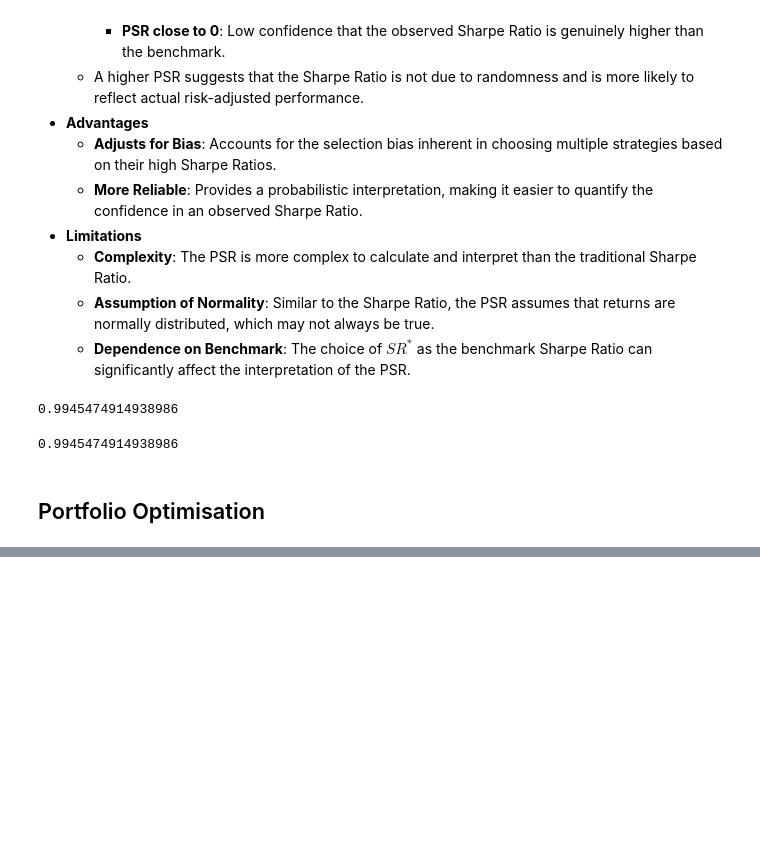
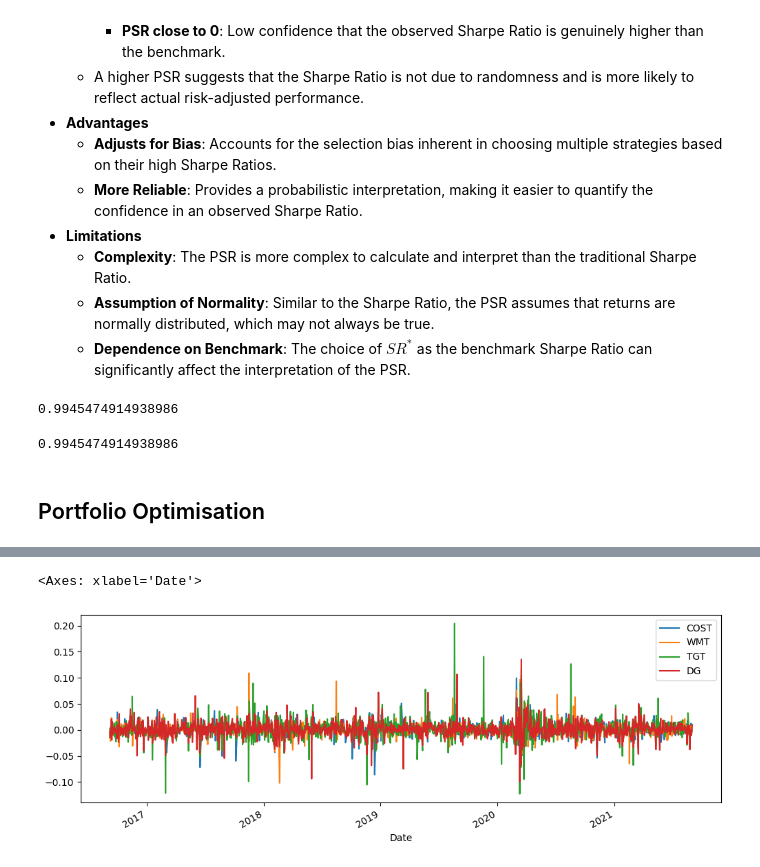
Before and after one commit to mattwalmsley/financial-modelling, a Jupyter notebook: quant-library/python/systematic-trading/basic_concepts.ipynb, the cells around one changed output, grey strips where cells are left out. Saved outputs shown, nothing was run; the diff lists cells and outputs as text; code cells hidden in the pictures; blank space fills up the shorter version.

```diff
--- a/quant-library/python/systematic-trading/basic_concepts.ipynb
+++ b/quant-library/python/systematic-trading/basic_concepts.ipynb
@@ -182,0 +181,9 @@ COST = pd.read_csv('')
+# %%
+cost_df = pd.read_csv('../mock_data/COST.csv', index_col='Date', parse_dates=True)['Adj Close']
+wmt_df = pd.read_csv('../mock_data/WMT.csv', index_col='Date', parse_dates=True)['Adj Close']
+tgt_df = pd.read_csv('../mock_data/TGT.csv', index_col='Date', parse_dates=True)['Adj Close']
+dg_df = pd.read_csv('../mock_data/DG.csv', index_col='Date', parse_dates=True)['Adj Close']
+# %%
+retail_df = pd.concat([cost_df, wmt_df, tgt_df, dg_df], axis=1)
+retail_df.columns = ['COST', 'WMT', 'TGT', 'DG']
+retail_df
@@ -182,0 +205,6 @@ COST = pd.read_csv('')
+# %%
+retail_daily_returns_df = retail_df.pct_change(1).dropna()
+retail_daily_returns_df.plot(figsize=(12,4))
+# %% [output]
+<Axes: xlabel='Date'>
+[figure, added]
```
Also changed, not shown: parts of 4 cells of this notebook.
